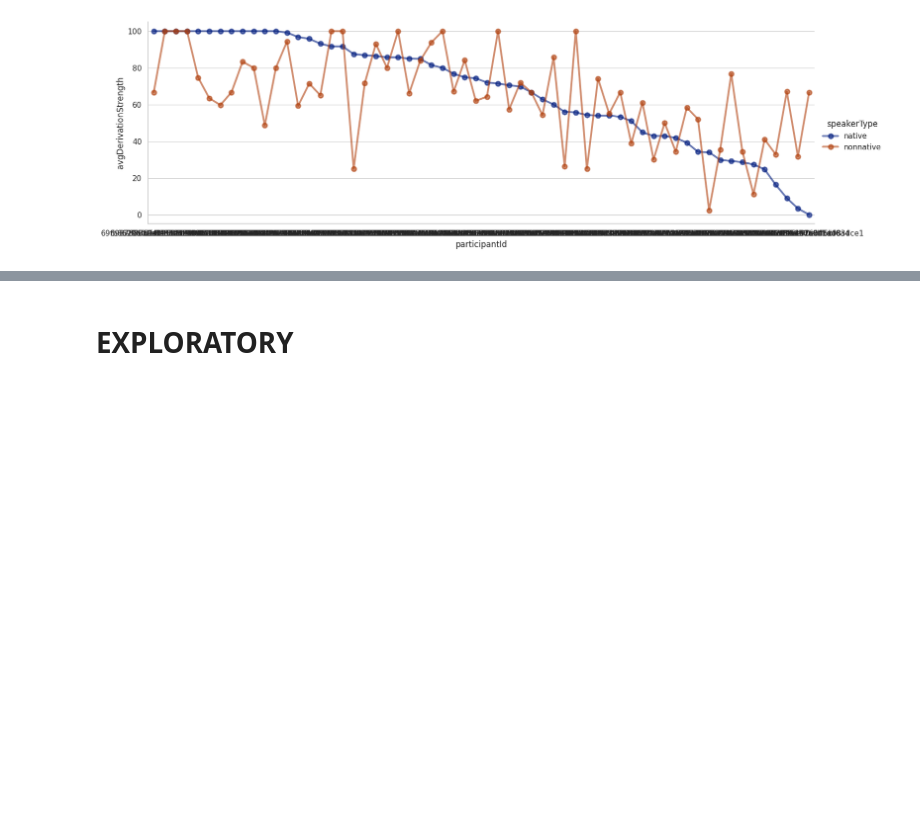
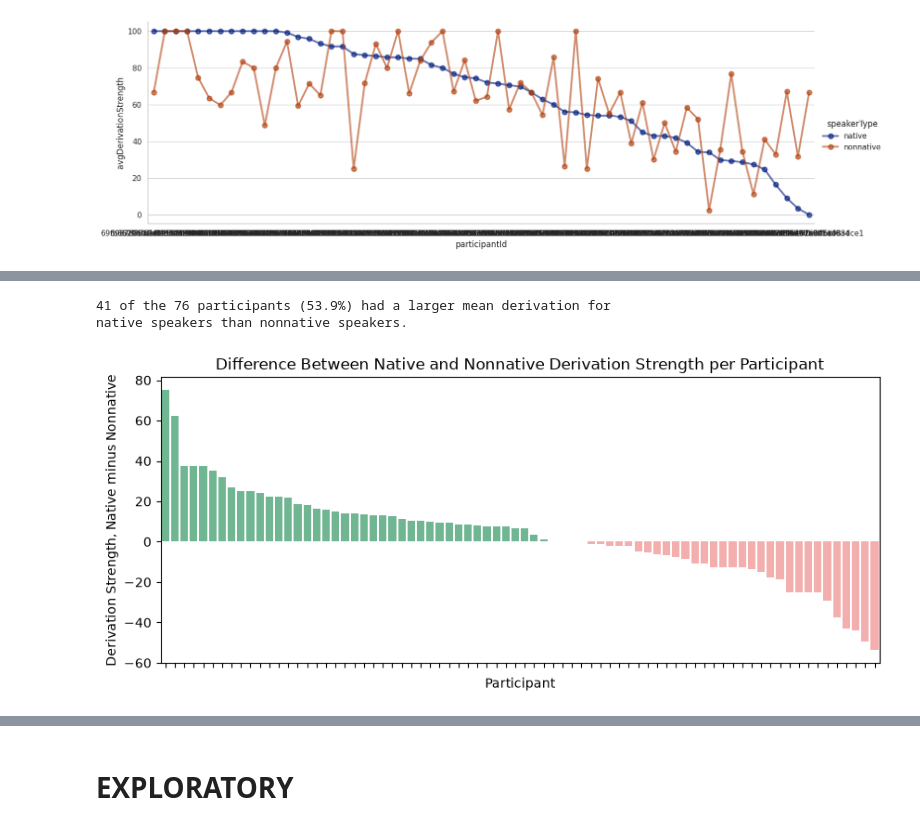
Before and after one commit to yuzh00007/Thesis-Data-Analysis, a Jupyter notebook: Results/MainExperiment/DataFormatting-and-Audio/cleanPictureRatingCSV.ipynb, the cells around one changed output, grey strips where cells are left out. Cells and saved outputs as stored; diff of their text form; code cells hidden in the pictures; blank space fills up the shorter version.

```diff
--- a/Results/MainExperiment/DataFormatting-and-Audio/cleanPictureRatingCSV.ipynb
+++ b/Results/MainExperiment/DataFormatting-and-Audio/cleanPictureRatingCSV.ipynb
@@ -440,0 +474,50 @@ sns.catplot(
+# %%
+native_derivation = crit_only[
+    crit_only["speakerType"] == "native"
+].groupby(["participantId"])["derivationStrength"].mean()
+
+nonnative_derivation = crit_only[
+    crit_only["speakerType"] != "native"
+].groupby(["participantId"])["derivationStrength"].mean()
+
+partDerivDiff = pd.DataFrame(native_derivation).merge(
+    pd.DataFrame(nonnative_derivation),
+    on="participantId",
+    suffixes=('Native', 'NonNative')
+).reset_index()
+partDerivDiff["natNonNatDiff"] = partDerivDiff["derivationStrengthNative"] - partDerivDiff["derivationStrengthNonNative"]
+partDerivDiff.sort_values(["natNonNatDiff"], ascending=False, inplace=True)
+partDerivDiff.insert(0, 'newId', range(1, 1 + len(avg_gap)))
+partDerivDiff["Positive"] = partDerivDiff["natNonNatDiff"] > 0
+
+palette = {True: "#00994C", False: "#FF6666"}
+
+plt.figure(figsize=(10,4))
+
+g = sns.barplot(
+    data=partDerivDiff,
+    x="newId", y="natNonNatDiff", hue="Positive",
+    alpha=.6, palette=palette, legend=False
+)
+
+g.set(
+    xticklabels=[],
+    title="Difference Between Native and Nonnative Derivation Strength per Participant",
+    xlabel="Participant",
+    ylabel="Derivation Strength, Native minus Nonnative"
+)
+
+fig = g.get_figure()
+fig.savefig("dataPlots/nativeMinusNonnative.png")
+
+over_0 = partDerivDiff[partDerivDiff["natNonNatDiff"] > 0]["participantId"]
+total_parts = len(partDerivDiff)
+print(
+    f"""{len(over_0)} of the {total_parts} participants ({len(over_0)*100/total_parts:.1f}%) had a larger mean derivation for
+native speakers than nonnative speakers.
+    """
+)
+# %% [output]
+41 of the 76 participants (53.9%) had a larger mean derivation for
+native speakers than nonnative speakers.
+[figure, added]
```
Also changed, not shown: parts of 23 cells of this notebook, 2 other files.
